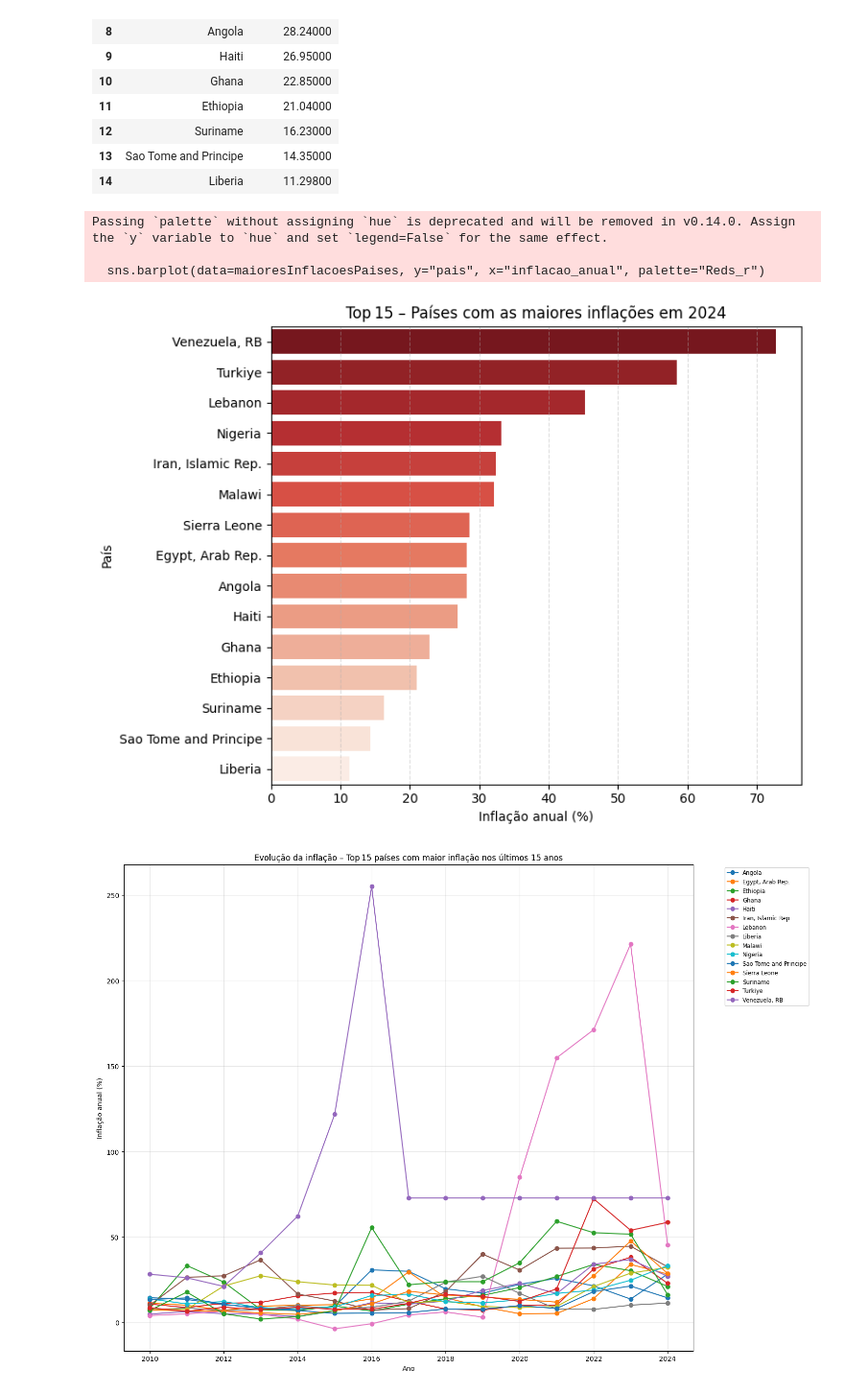
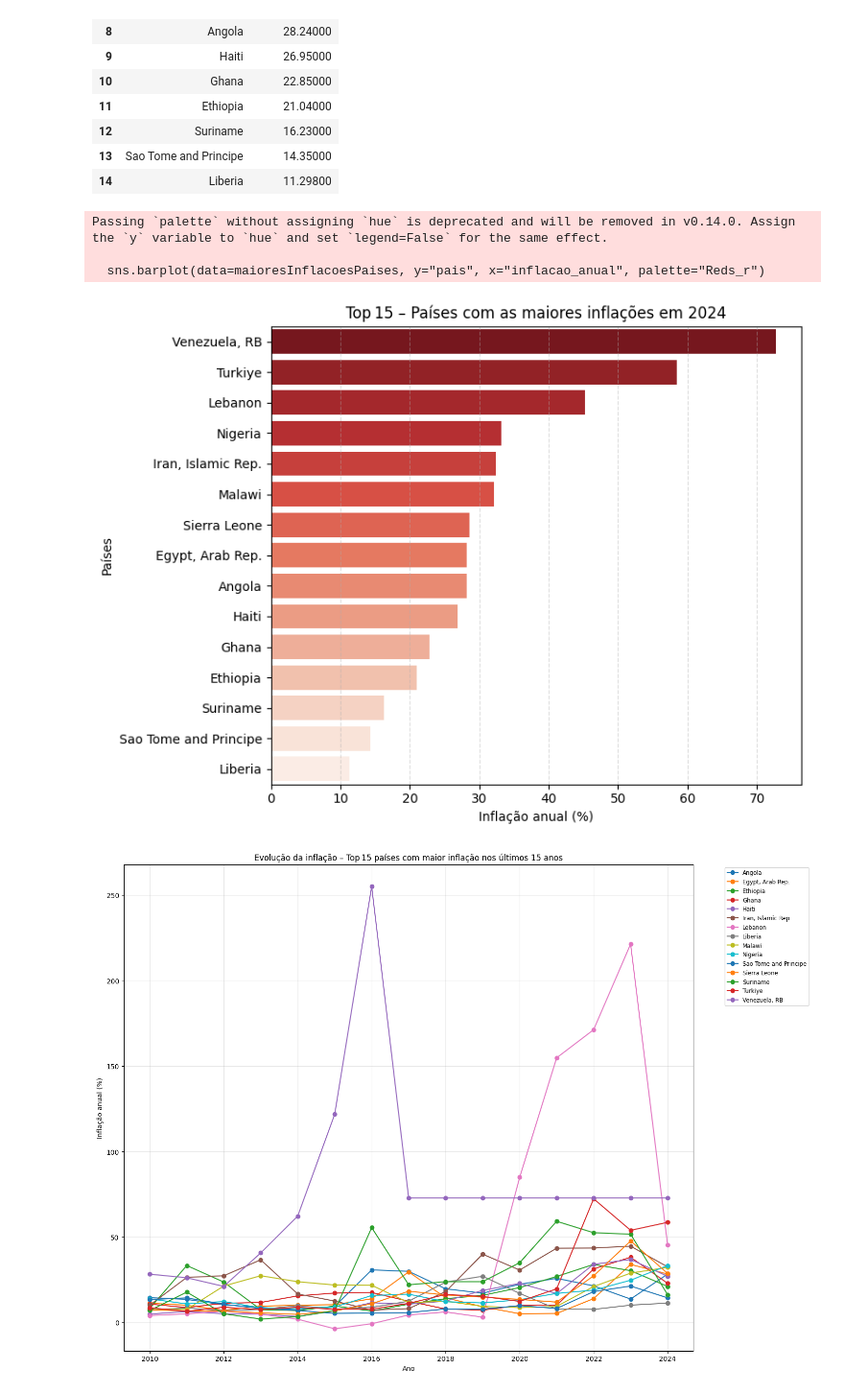
Before and after one commit to AndBalbino/TechChallengerFiap_EconomicosAnalise, a Jupyter notebook: AnaliseDadosEconomicos.ipynb, the cells around one changed output. Shown at 96% size. Drawn from its saved outputs; the diff is of its cells as text; code cells hidden in the pictures.

```diff
--- a/AnaliseDadosEconomicos.ipynb
+++ b/AnaliseDadosEconomicos.ipynb
@@ -217,18 +211,18 @@ maioresInflacoesPaises
 # %%
 # Gráfico de barras para ver os países com maiores inflações de 2024
 plt.figure(figsize=(8,6))
 sns.barplot(data=maioresInflacoesPaises, y="pais", x="inflacao_anual", palette="Reds_r")
 plt.title("Top 15 – Países com as maiores inflações em 2024")
 plt.xlabel("Inflação anual (%)")
-plt.ylabel("País")
+plt.ylabel("Países")
 plt.grid(axis="x", linestyle="--", alpha=0.4)
 plt.tight_layout()
 plt.show()
 # %% [output]
 Passing `palette` without assigning `hue` is deprecated and will be removed in v0.14.0. Assign the `y` variable to `hue` and set `legend=False` for the same effect.
 
   sns.barplot(data=maioresInflacoesPaises, y="pais", x="inflacao_anual", palette="Reds_r")
-[figure, old version]
+[figure, new version]
 # %%
 # Lista dos países com maior inflação
 top20MaioresInfla = maioresInflacoesPaises["pais"].tolist()
```
Also changed, not shown: parts of 18 cells of this notebook.
